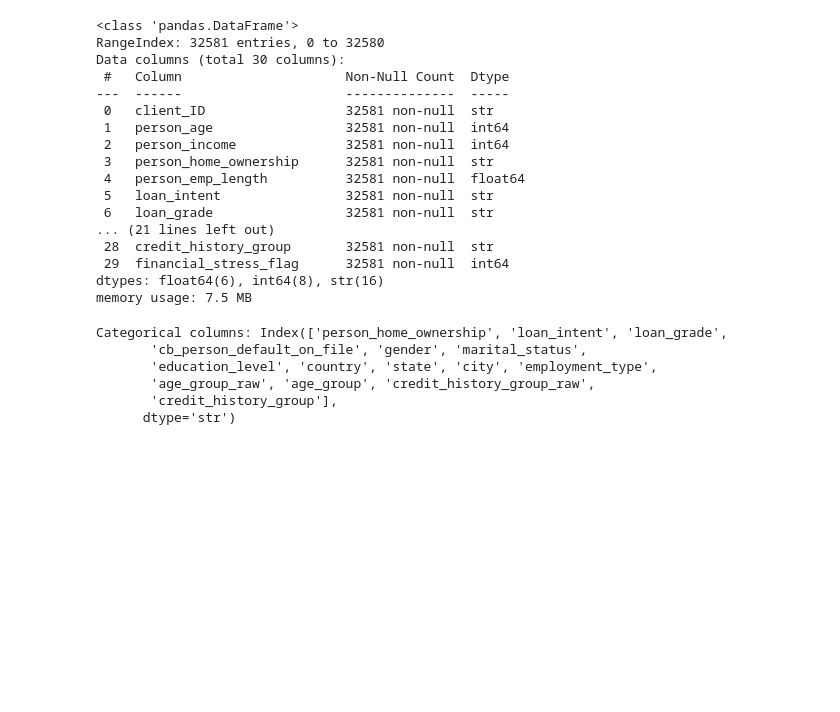
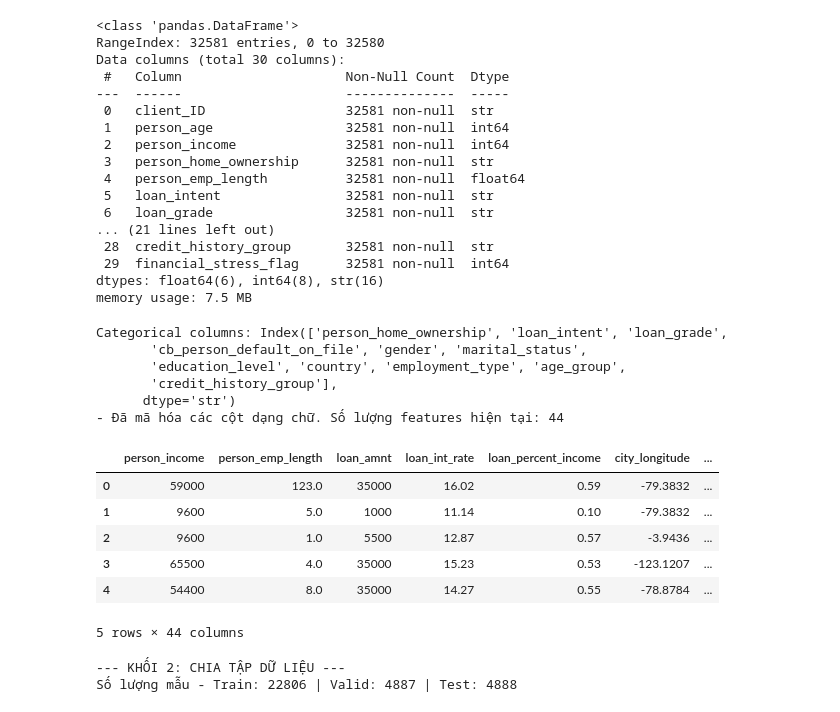
Before and after one commit to bqhbq/Credit-Risk-Management, a Jupyter notebook: normalization.ipynb, the cells around one changed output. Cells and saved outputs as stored; diff of their text form; code cells hidden in the pictures; blank space fills up the shorter version.

```diff
--- a/normalization.ipynb
+++ b/normalization.ipynb
@@ -24,16 +24,45 @@ Data columns (total 30 columns):
 dtypes: float64(6), int64(8), str(16)
 memory usage: 7.5 MB
 # %%
-X = df_ml.drop(columns=['client_ID', 'loan_status'])
+X = df_ml.drop(columns=['client_ID', 'loan_status', 'person_age', 'age_group_raw', 'credit_history_group_raw','city_latitude', 'city', 'state'])
 y = df_ml['loan_status']
 
 categorical_cols = X.select_dtypes(include=['str']).columns
 print("Categorical columns:", categorical_cols)
 X_encoded = pd.get_dummies(X, columns=categorical_cols, drop_first=True)
+
+print(f"- Đã mã hóa các cột dạng chữ. Số lượng features hiện tại: {X_encoded.shape[1]}")
 # %% [output]
 Categorical columns: Index(['person_home_ownership', 'loan_intent', 'loan_grade',
        'cb_person_default_on_file', 'gender', 'marital_status',
-       'education_level', 'country', 'state', 'city', 'employment_type',
-       'age_group_raw', 'age_group', 'credit_history_group_raw',
+       'education_level', 'country', 'employment_type', 'age_group',
        'credit_history_group'],
       dtype='str')
+- Đã mã hóa các cột dạng chữ. Số lượng features hiện tại: 44
+# %%
+X_encoded.head()
+# %% [output]
+|  | person_income | person_emp_length | loan_amnt | loan_int_rate | loan_percent_income | city_longitude | ... |
+| 0 | 59000 | 123.0 | 35000 | 16.02 | 0.59 | -79.3832 | ... |
+| 1 | 9600 | 5.0 | 1000 | 11.14 | 0.10 | -79.3832 | ... |
+| 2 | 9600 | 1.0 | 5500 | 12.87 | 0.57 | -3.9436 | ... |
+| 3 | 65500 | 4.0 | 35000 | 15.23 | 0.53 | -123.1207 | ... |
+| 4 | 54400 | 8.0 | 35000 | 14.27 | 0.55 | -78.8784 | ... |
+5 rows × 44 columns
+# %%
+print("--- KHỐI 2: CHIA TẬP DỮ LIỆU ---")
+# Cắt 15% làm tập Test, chừa 85% làm tập Tạm (Temp)
+X_temp, X_test_raw, y_temp, y_test = train_test_split(
+    X_encoded, y, test_size=0.15, random_state=42, stratify=y
+)
+
+# Từ 85% tập Tạm, cắt tiếp để lấy 15% (của tổng) làm Valid, còn lại 70% làm Train
+valid_ratio = 0.15 / 0.85
+X_train_raw, X_valid_raw, y_train, y_valid = train_test_split(
+    X_temp, y_temp, test_size=valid_ratio, random_state=42, stratify=y_temp
+)
+
+print(f"Số lượng mẫu - Train: {X_train_raw.shape[0]} | Valid: {X_valid_raw.shape[0]} | Test: {X_test_raw.shape[0]}")
+# %% [output]
+--- KHỐI 2: CHIA TẬP DỮ LIỆU ---
+Số lượng mẫu - Train: 22806 | Valid: 4887 | Test: 4888
```
Also changed, not shown: parts of 5 cells of this notebook.
